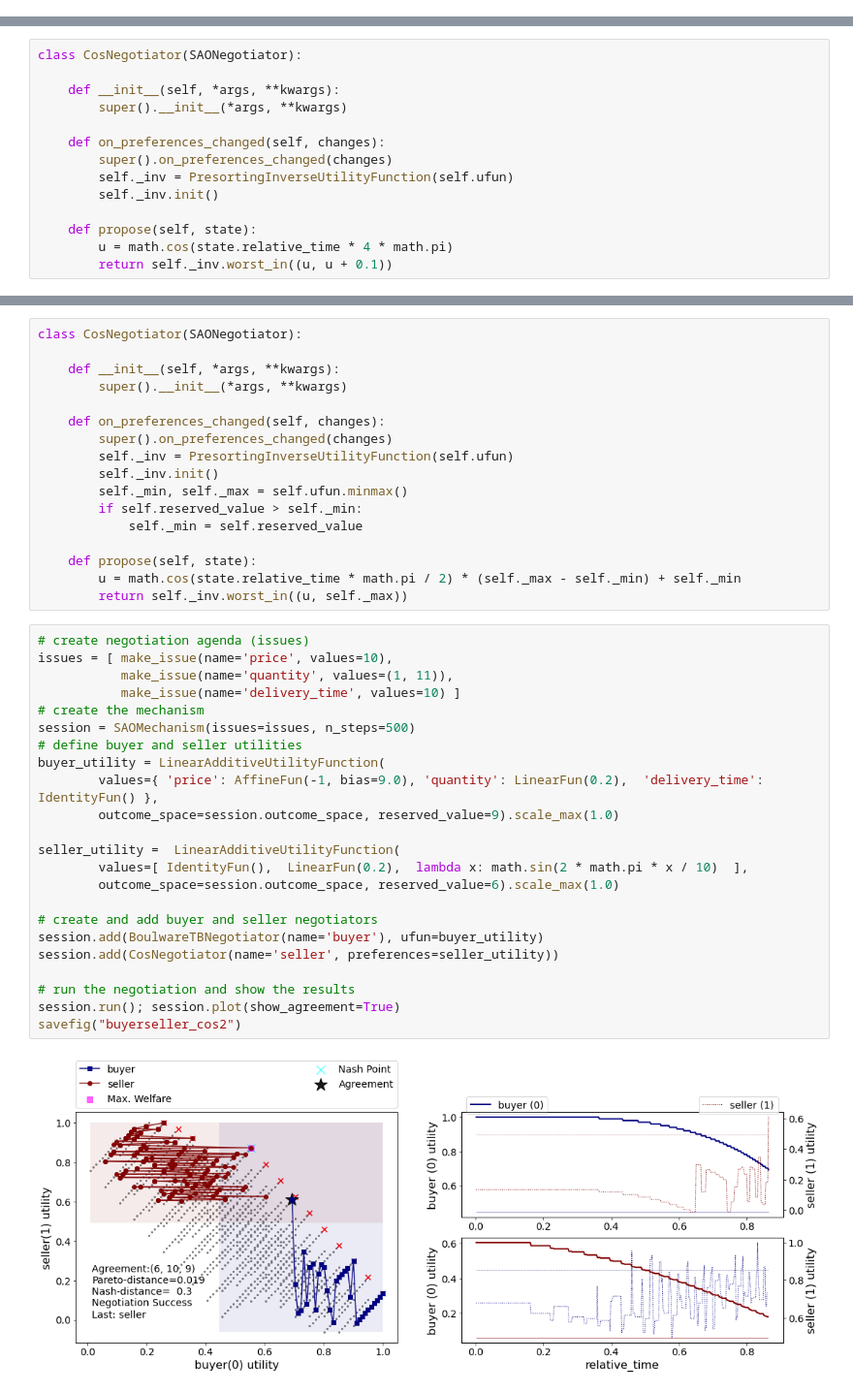
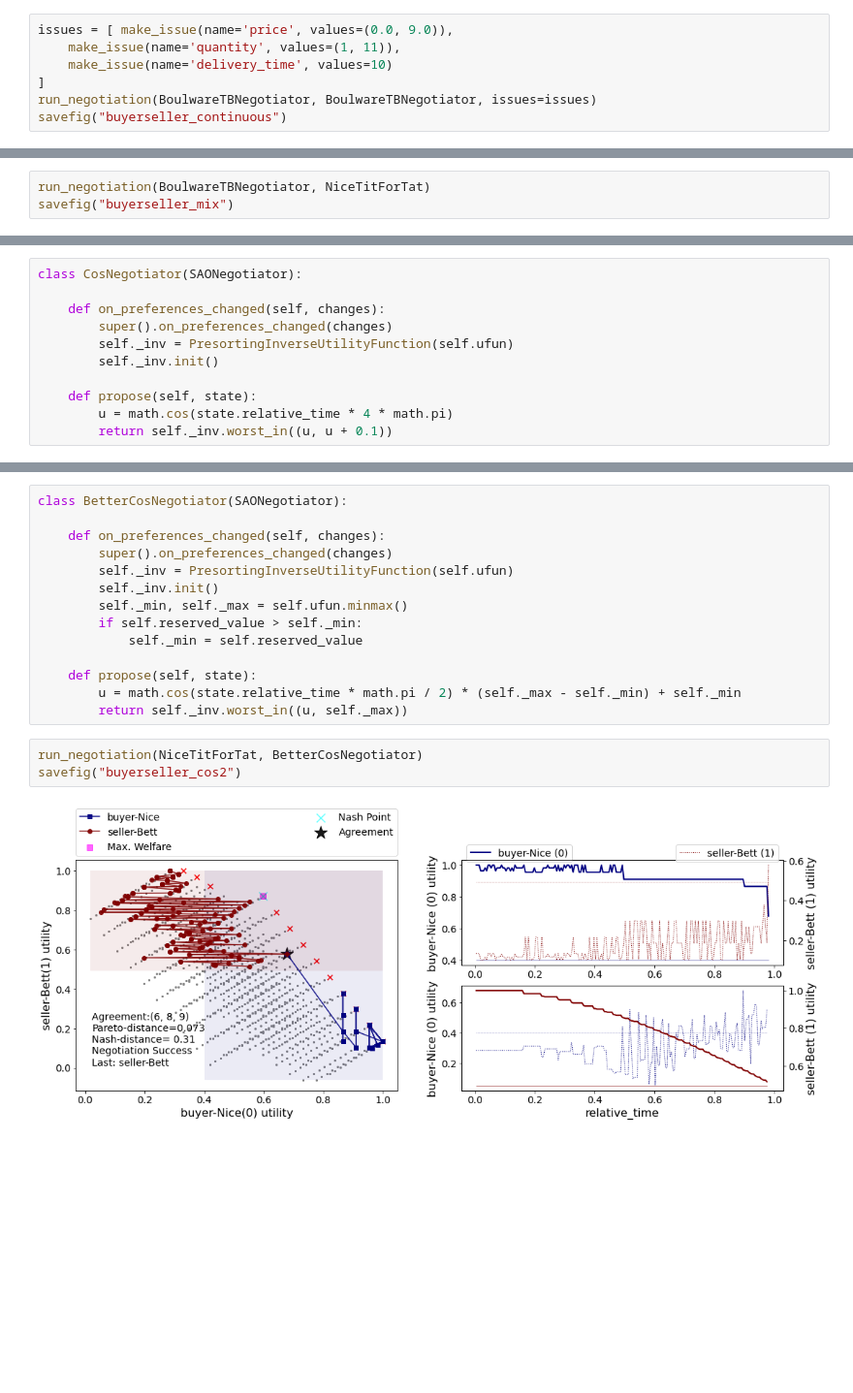
Before and after one commit to yasserfarouk/Aaai2022AutomatedNegotiation, a Jupyter notebook: negmas.ipynb, the cells around one changed output, grey strips where cells are left out. Shown at 97% size. Cells and saved outputs as stored; diff of their text form; blank space fills up the shorter version.

```diff
--- a/negmas.ipynb
+++ b/negmas.ipynb
@@ -103,0 +123,7 @@ savefig("buyerseller_scaled")
+# %%
+issues = [ make_issue(name='price', values=(0.0, 9.0)),
+    make_issue(name='quantity', values=(1, 11)),
+    make_issue(name='delivery_time', values=10)
+]
+run_negotiation(BoulwareTBNegotiator, BoulwareTBNegotiator, issues=issues)
+savefig("buyerseller_continuous")
@@ -128,0 +139,3 @@ savefig("buyerseller_genius")
+# %%
+run_negotiation(BoulwareTBNegotiator, NiceTitForTat)
+savefig("buyerseller_mix")
@@ -129,8 +150,5 @@ savefig("buyerseller_genius")
 # %%
 class CosNegotiator(SAONegotiator):
-
-    def __init__(self, *args, **kwargs):
-        super().__init__(*args, **kwargs)
 
     def on_preferences_changed(self, changes):
         super().on_preferences_changed(changes)
@@ -168,8 +173,5 @@ savefig("buyerseller_cos1")
 # %%
-class CosNegotiator(SAONegotiator):
-
-    def __init__(self, *args, **kwargs):
-        super().__init__(*args, **kwargs)
+class BetterCosNegotiator(SAONegotiator):
 
     def on_preferences_changed(self, changes):
         super().on_preferences_changed(changes)
@@ -183,27 +185,7 @@ class CosNegotiator(SAONegotiator):
         u = math.cos(state.relative_time * math.pi / 2) * (self._max - self._min) + self._min
         return self._inv.worst_in((u, self._max))
 # %%
-# create negotiation agenda (issues)
-issues = [ make_issue(name='price', values=10),
-           make_issue(name='quantity', values=(1, 11)),
-           make_issue(name='delivery_time', values=10) ]
-# create the mechanism
-session = SAOMechanism(issues=issues, n_steps=500)
-# define buyer and seller utilities
-buyer_utility = LinearAdditiveUtilityFunction(
-        values={ 'price': AffineFun(-1, bias=9.0), 'quantity': LinearFun(0.2),  'delivery_time': IdentityFun() },
-        outcome_space=session.outcome_space, reserved_value=9).scale_max(1.0)
-
-seller_utility =  LinearAdditiveUtilityFunction(
-        values=[ IdentityFun(),  LinearFun(0.2),  lambda x: math.sin(2 * math.pi * x / 10)  ],
-        outcome_space=session.outcome_space, reserved_value=6).scale_max(1.0)
-
-# create and add buyer and seller negotiators
-session.add(BoulwareTBNegotiator(name='buyer'), ufun=buyer_utility)
-session.add(CosNegotiator(name='seller', preferences=seller_utility))
-
-# run the negotiation and show the results
-session.run(); session.plot(show_agreement=True)
+run_negotiation(NiceTitForTat, BetterCosNegotiator)
 savefig("buyerseller_cos2")
 # %% [output]
-[figure, old version]
+[figure, new version]
```
Also changed, not shown: parts of 27 cells of this notebook, 1 other file.
